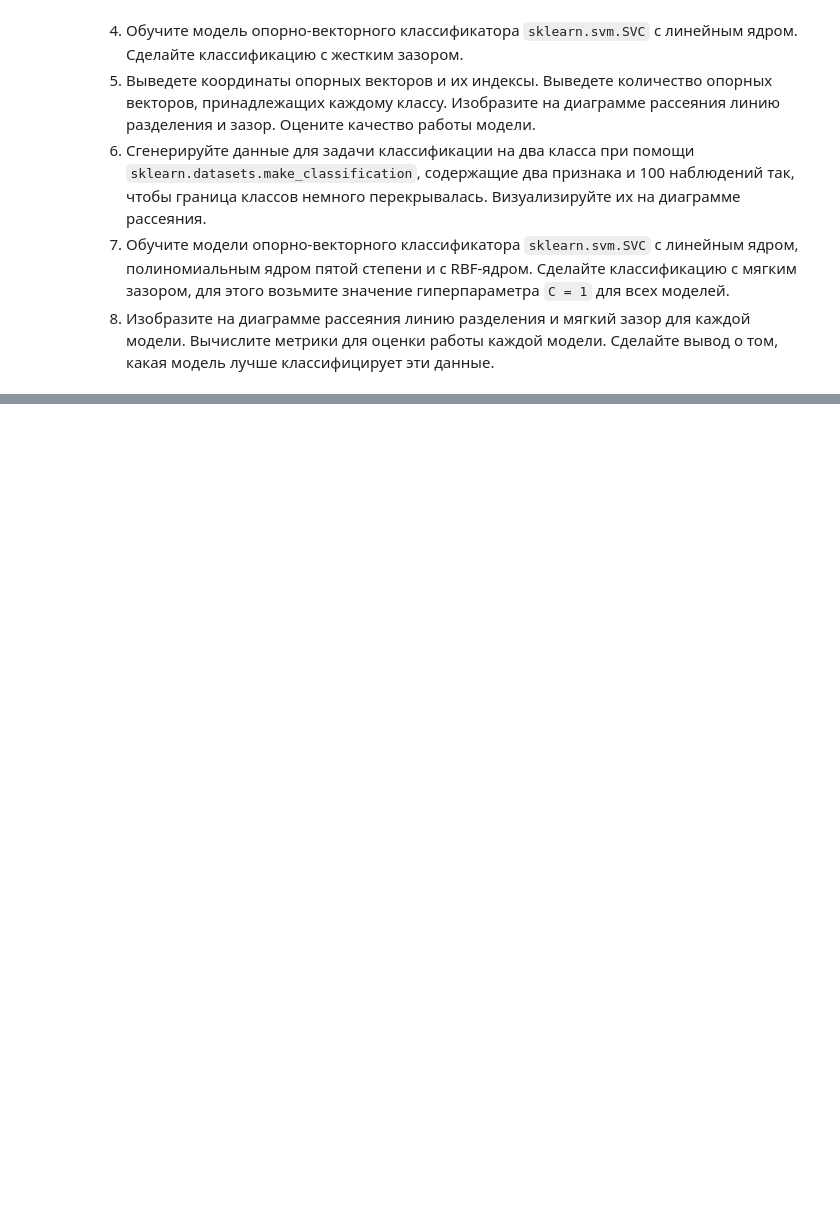
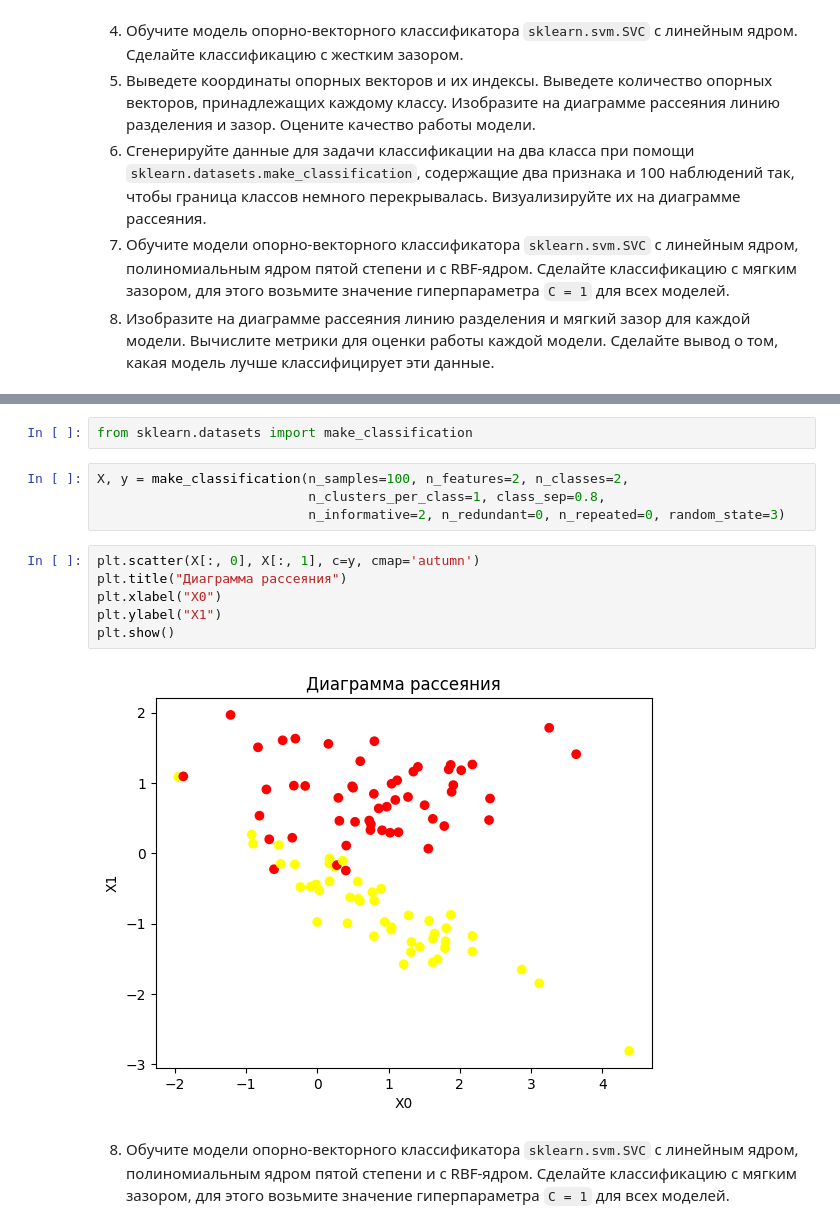
Before and after one commit to consciousnss/fa-machine-learning, a Jupyter notebook: semestr2/SVM.ipynb, the cells around one changed output, grey strips where cells are left out. Drawn from its saved outputs; the diff is of its cells as text; blank space fills up the shorter version.

```diff
--- a/semestr2/SVM.ipynb
+++ b/semestr2/SVM.ipynb
@@ -331,0 +397,16 @@ plot_decision_regions(X, y, svm_poly)
+# %%
+from sklearn.datasets import make_classification
+# %%
+X, y = make_classification(n_samples=100, n_features=2, n_classes=2,
+                           n_clusters_per_class=1, class_sep=0.8,
+                           n_informative=2, n_redundant=0, n_repeated=0, random_state=3)
+# %%
+plt.scatter(X[:, 0], X[:, 1], c=y, cmap='autumn')
+plt.title("Диаграмма рассеяния")
+plt.xlabel("X0")
+plt.ylabel("X1")
+plt.show()
+# %% [output]
+[figure, added]
+# %% [markdown]
+8. Обучите модели опорно-векторного классификатора `sklearn.svm.SVC` с линейным ядром, полиномиальным ядром пятой степени и с RBF-ядром. Сделайте классификацию с мягким зазором, для этого возьмите значение гиперпараметра `C = 1` для всех моделей.
```
Also changed, not shown: parts of 29 cells of this notebook.
